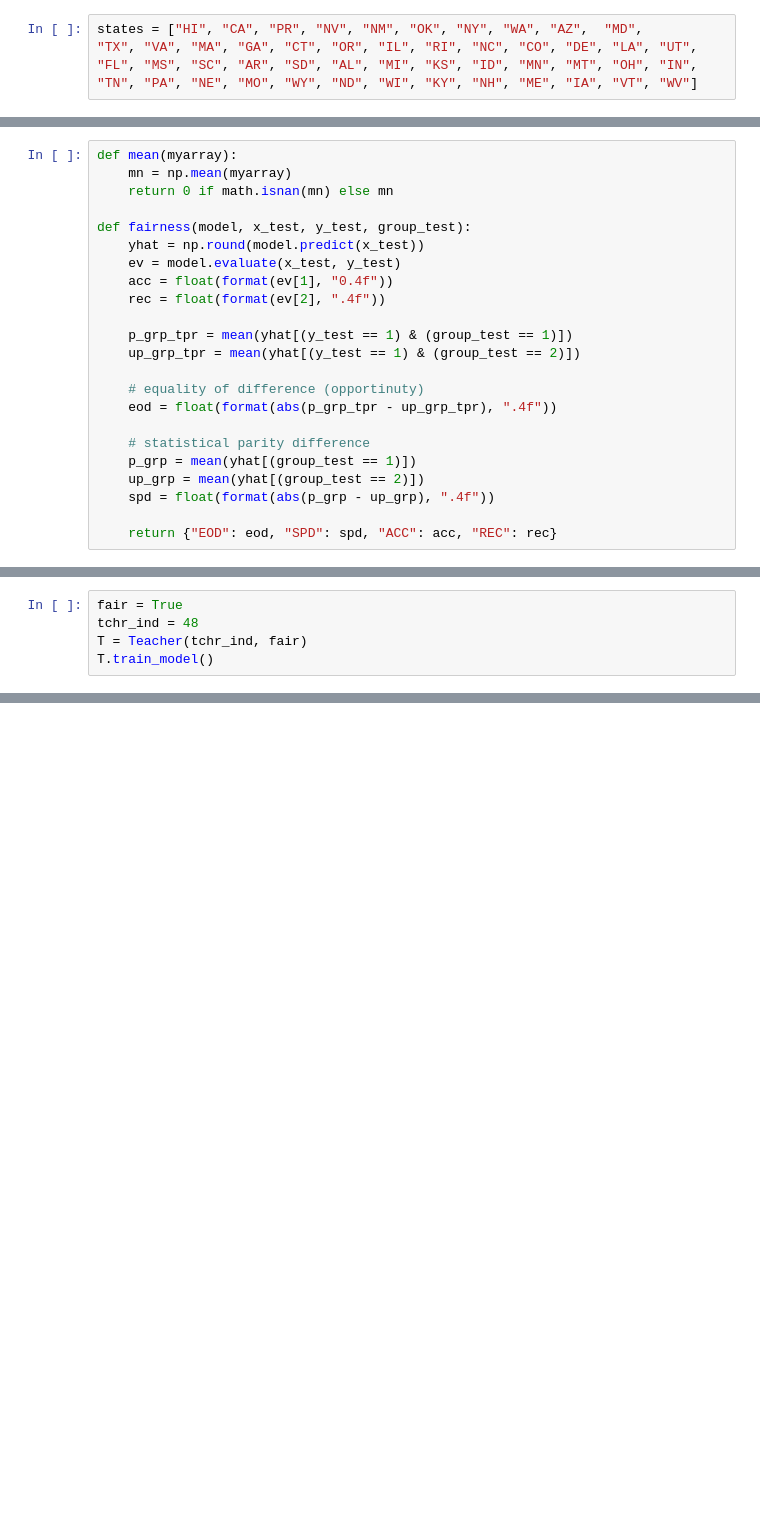
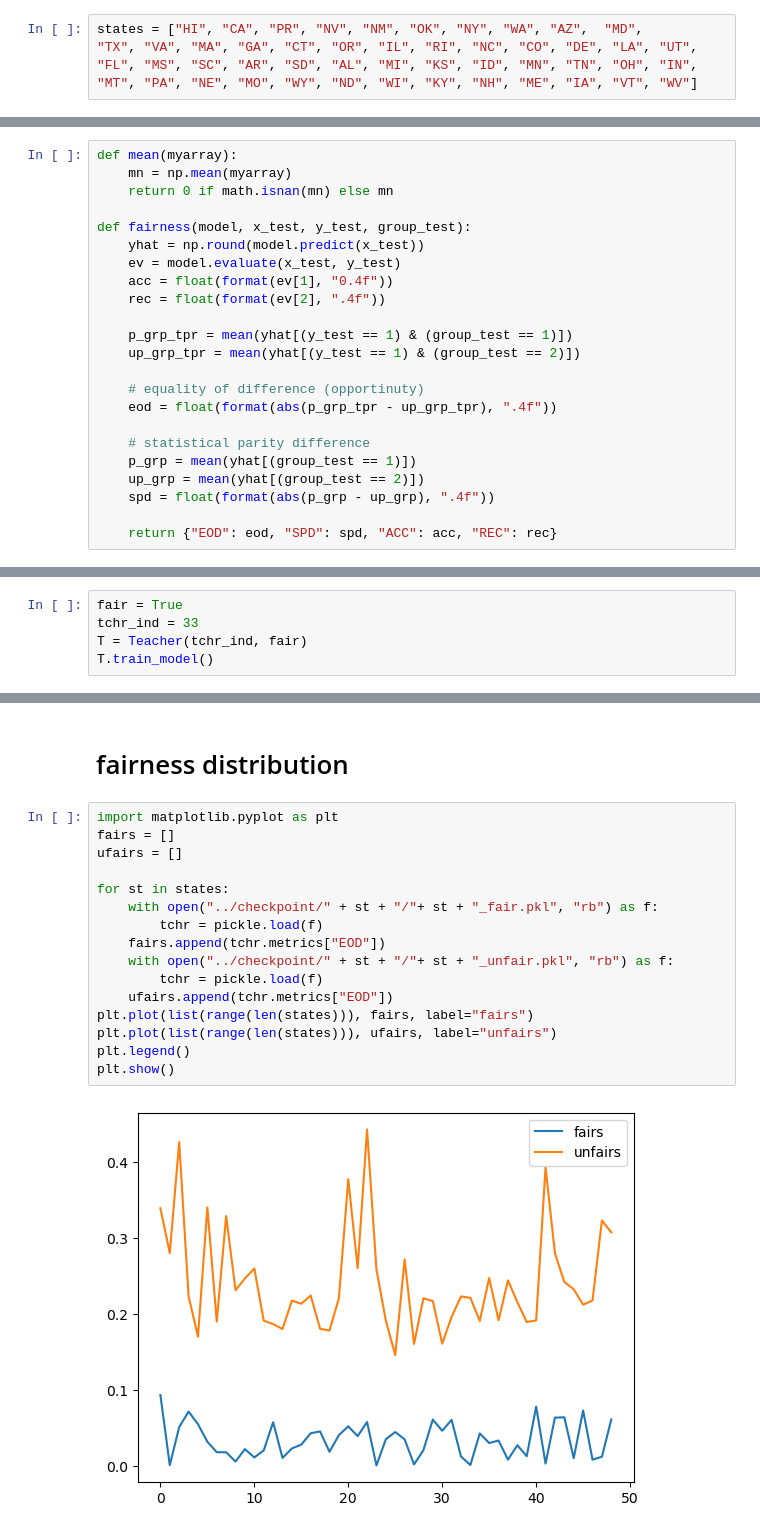
Before and after one commit to sabaly/PATE, a Jupyter notebook: src/manual_sampling.ipynb, the cells around one changed output, grey strips where cells are left out. Saved outputs shown, nothing was run; the diff lists cells and outputs as text; blank space fills up the shorter version.

```diff
--- a/src/manual_sampling.ipynb
+++ b/src/manual_sampling.ipynb
@@ -14,8 +15,8 @@ To enable the following instructions: AVX2 FMA, in other operations, rebuild Ten
 # %%
 states = ["HI", "CA", "PR", "NV", "NM", "OK", "NY", "WA", "AZ",  "MD",
 "TX", "VA", "MA", "GA", "CT", "OR", "IL", "RI", "NC", "CO", "DE", "LA", "UT",
-"FL", "MS", "SC", "AR", "SD", "AL", "MI", "KS", "ID", "MN", "MT", "OH", "IN",
-"TN", "PA", "NE", "MO", "WY", "ND", "WI", "KY", "NH", "ME", "IA", "VT", "WV"]
+"FL", "MS", "SC", "AR", "SD", "AL", "MI", "KS", "ID", "MN", "TN", "OH", "IN",
+"MT", "PA", "NE", "MO", "WY", "ND", "WI", "KY", "NH", "ME", "IA", "VT", "WV"]
 # %%
 st_ind = 0
 state = states[st_ind]
@@ -145,6 +182,6 @@ def fairness(model, x_test, y_test, group_test):
 # %%
 fair = True
-tchr_ind = 48
+tchr_ind = 33
 T = Teacher(tchr_ind, fair)
 T.train_model()
 # %% [output]
@@ -219,0 +256,20 @@ Unfair model for MS saved
+# %% [markdown]
+# fairness distribution
+# %%
+import matplotlib.pyplot as plt
+fairs = []
+ufairs = []
+
+for st in states:
+    with open("../checkpoint/" + st + "/"+ st + "_fair.pkl", "rb") as f:
+        tchr = pickle.load(f)
+    fairs.append(tchr.metrics["EOD"])
+    with open("../checkpoint/" + st + "/"+ st + "_unfair.pkl", "rb") as f:
+        tchr = pickle.load(f)
+    ufairs.append(tchr.metrics["EOD"])
+plt.plot(list(range(len(states))), fairs, label="fairs")
+plt.plot(list(range(len(states))), ufairs, label="unfairs")
+plt.legend()
+plt.show()
+# %% [output]
+[figure, added]
```
Also changed, not shown: parts of 11 cells of this notebook, 13 other files.
